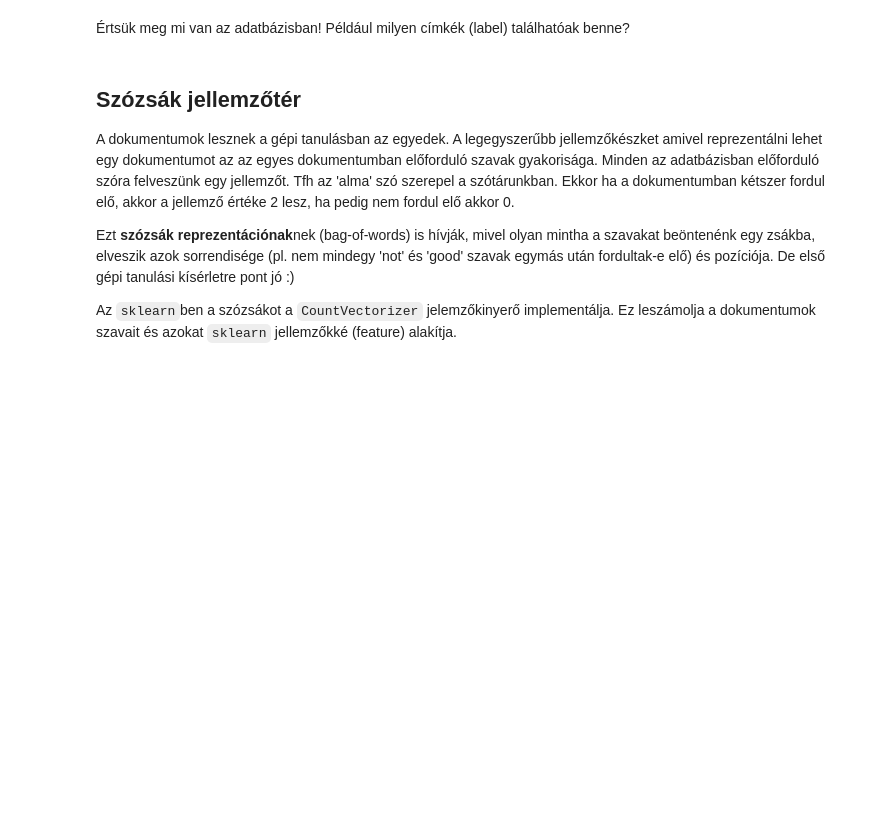
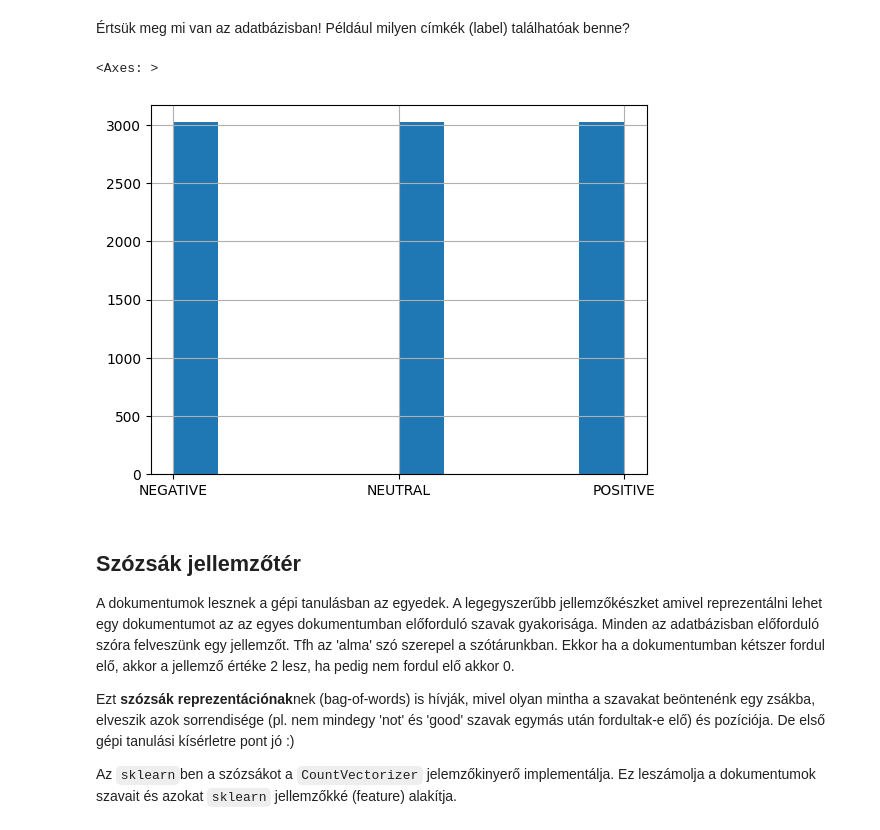
Before and after one commit to bodorcy/hazifeladatok, a Jupyter notebook: ml_4_feature_eng.ipynb, the cells around one changed output. Cells and saved outputs as stored; diff of their text form; code cells hidden in the pictures; blank space fills up the shorter version.

```diff
--- a/ml_4_feature_eng.ipynb
+++ b/ml_4_feature_eng.ipynb
@@ -26,7 +42,11 @@ train_data
 # %% [markdown]
 Értsük meg mi van az adatbázisban! Például milyen címkék (label) találhatóak benne?
 # %%
+train_data.label.value_counts()
 train_data.label.hist()
+# %% [output]
+<Axes: >
+[figure, added]
 # %% [markdown]
 ## Szózsák jellemzőtér
 
```
Also changed, not shown: parts of 33 cells of this notebook.
